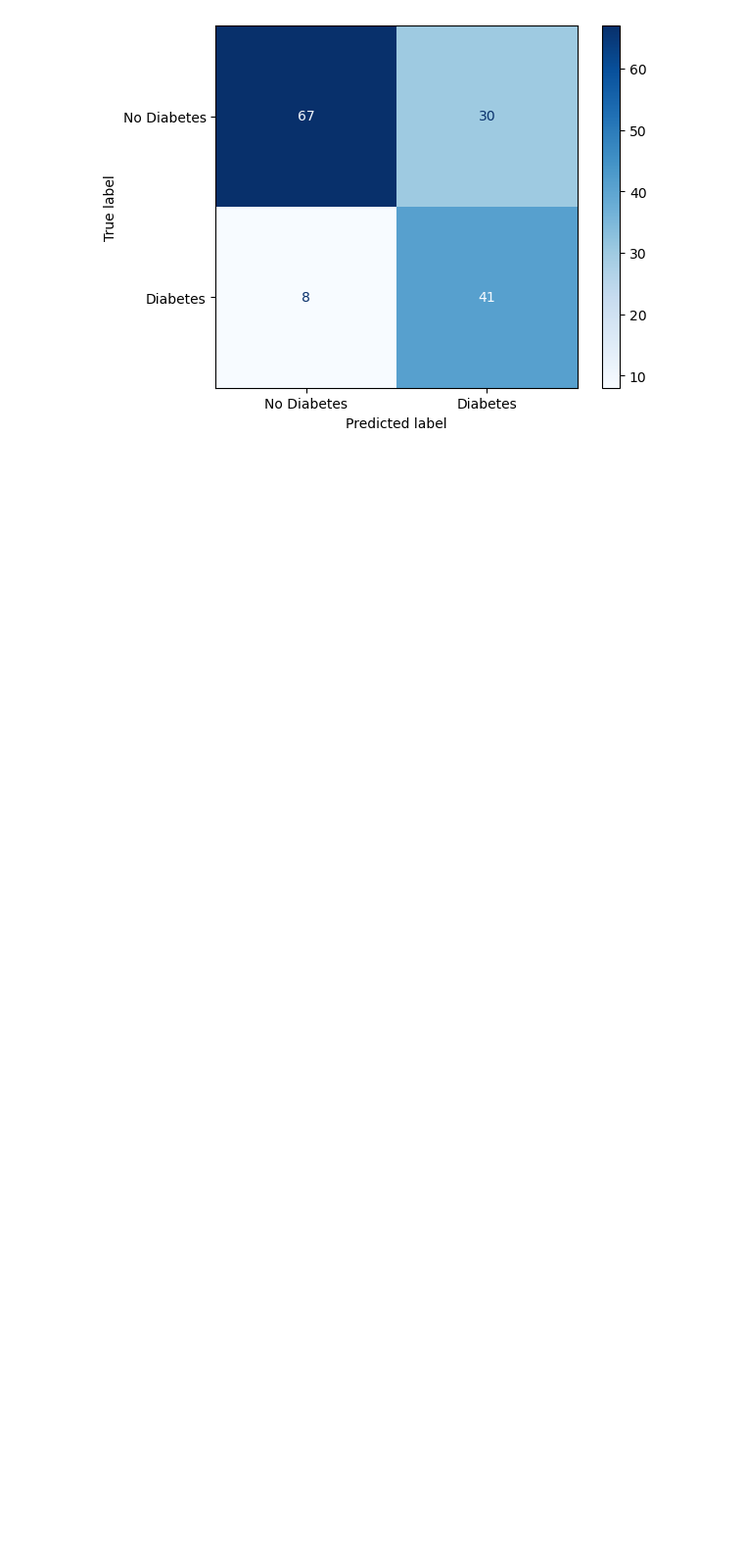
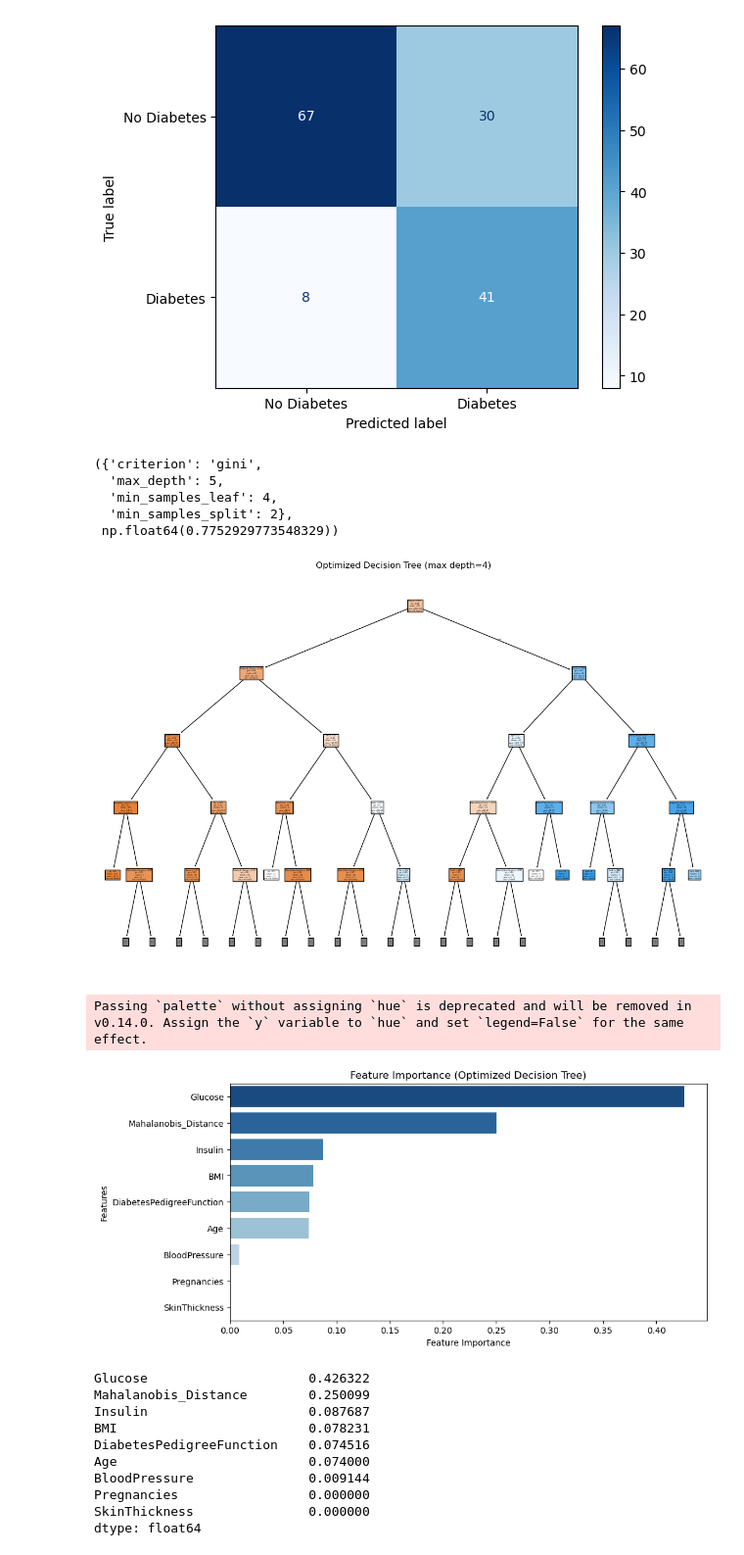
Before and after one commit to davisdsuess/Applied-Analytics, a Jupyter notebook: 03_Wednesday/session03-04-dc_pt2.ipynb, the cells around one changed output. Shown at 98% size. Saved outputs shown, nothing was run; the diff lists cells and outputs as text; code cells hidden in the pictures; blank space fills up the shorter version.

```diff
--- a/03_Wednesday/session03-04-dc_pt2.ipynb
+++ b/03_Wednesday/session03-04-dc_pt2.ipynb
@@ -139,3 +139,55 @@ plt.show()
 [figure]
 [figure]
 [figure]
+# %%
+# Erneute Durchführung der Hyperparameter-Optimierung mit sicherer Einstellung
+
+# GridSearch mit einer einzelnen CPU (n_jobs=1, um BrokenProcessPool zu vermeiden)
+grid_search = GridSearchCV(DecisionTreeClassifier(random_state=42), param_grid, cv=3, scoring='accuracy', n_jobs=1)
+grid_search.fit(X_train, y_train)
+
+# Bestes Modell speichern und ausgeben
+best_model = grid_search.best_estimator_
+best_params = grid_search.best_params_
+best_score = grid_search.best_score_
+
+# Ausgabe der besten Parameter und Kreuzvalidierungsgenauigkeit
+best_params, best_score
+# %% [output]
+({'criterion': 'gini',
+  'max_depth': 5,
+  'min_samples_leaf': 4,
+  'min_samples_split': 2},
+ np.float64(0.7752929773548329))
+# %%
+# Visualisierung des besten Entscheidungsbaums
+plt.figure(figsize=(15, 10))
+plot_tree(best_model, feature_names=X.columns, class_names=['No Diabetes', 'Diabetes'], filled=True, max_depth=4)
+plt.title("Optimized Decision Tree (max depth=4)")
+plt.show()
+
+# Feature Importance Plot für das optimierte Modell
+feature_importances = pd.Series(best_model.feature_importances_, index=X.columns).sort_values(ascending=False)
+plt.figure(figsize=(10, 5))
+sns.barplot(x=feature_importances, y=feature_importances.index, palette="Blues_r")
+plt.xlabel("Feature Importance")
+plt.ylabel("Features")
+plt.title("Feature Importance (Optimized Decision Tree)")
+plt.show()
+
+# Ausgabe der Features mit ihrer Wichtigkeit
+feature_importances
+# %% [output]
+[figure, added]
+Passing `palette` without assigning `hue` is deprecated and will be removed in v0.14.0. Assign the `y` variable to `hue` and set `legend=False` for the same effect.
+[figure, added]
+Glucose                     0.426322
+Mahalanobis_Distance        0.250099
+Insulin                     0.087687
+BMI                         0.078231
+DiabetesPedigreeFunction    0.074516
+Age                         0.074000
+BloodPressure               0.009144
+Pregnancies                 0.000000
+SkinThickness               0.000000
+dtype: float64
```
Also changed, not shown: parts of 1 cell of this notebook.
